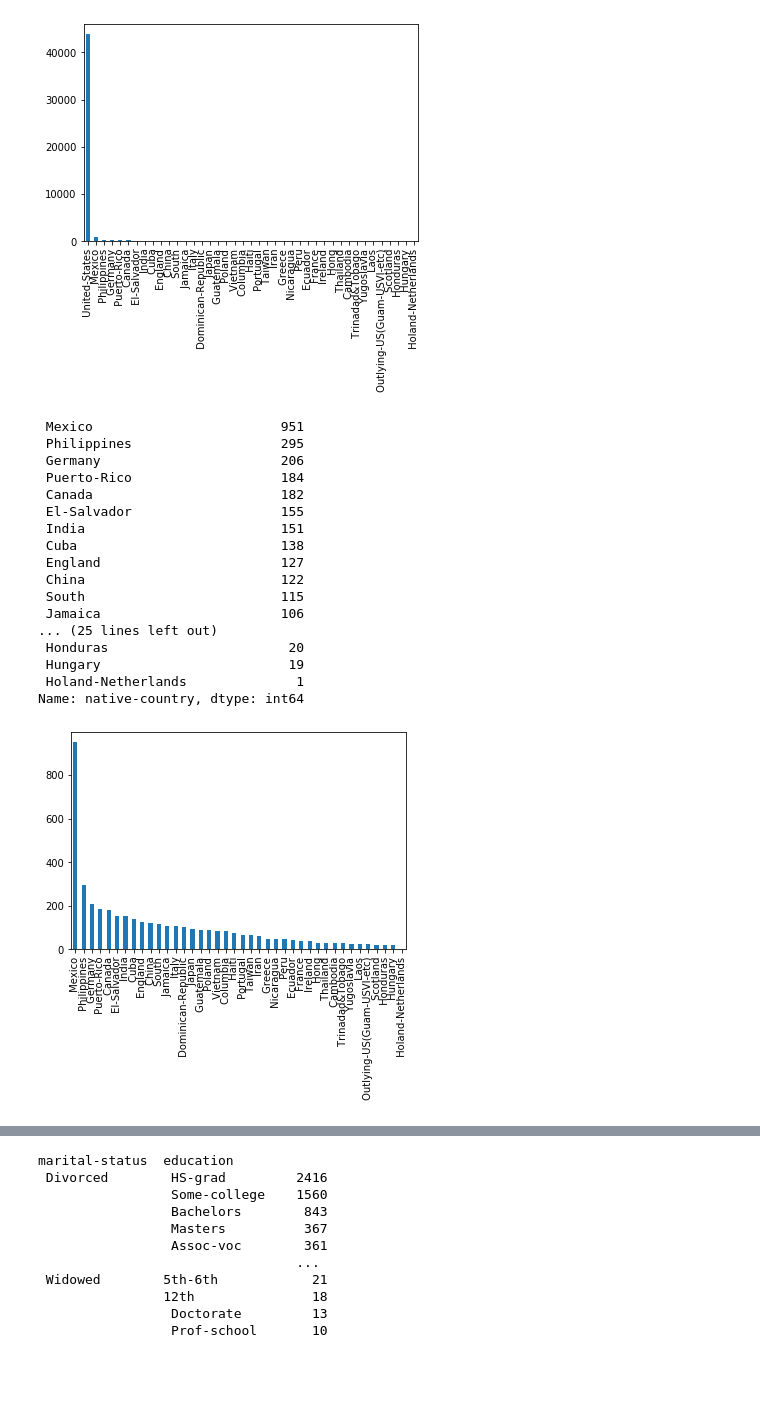
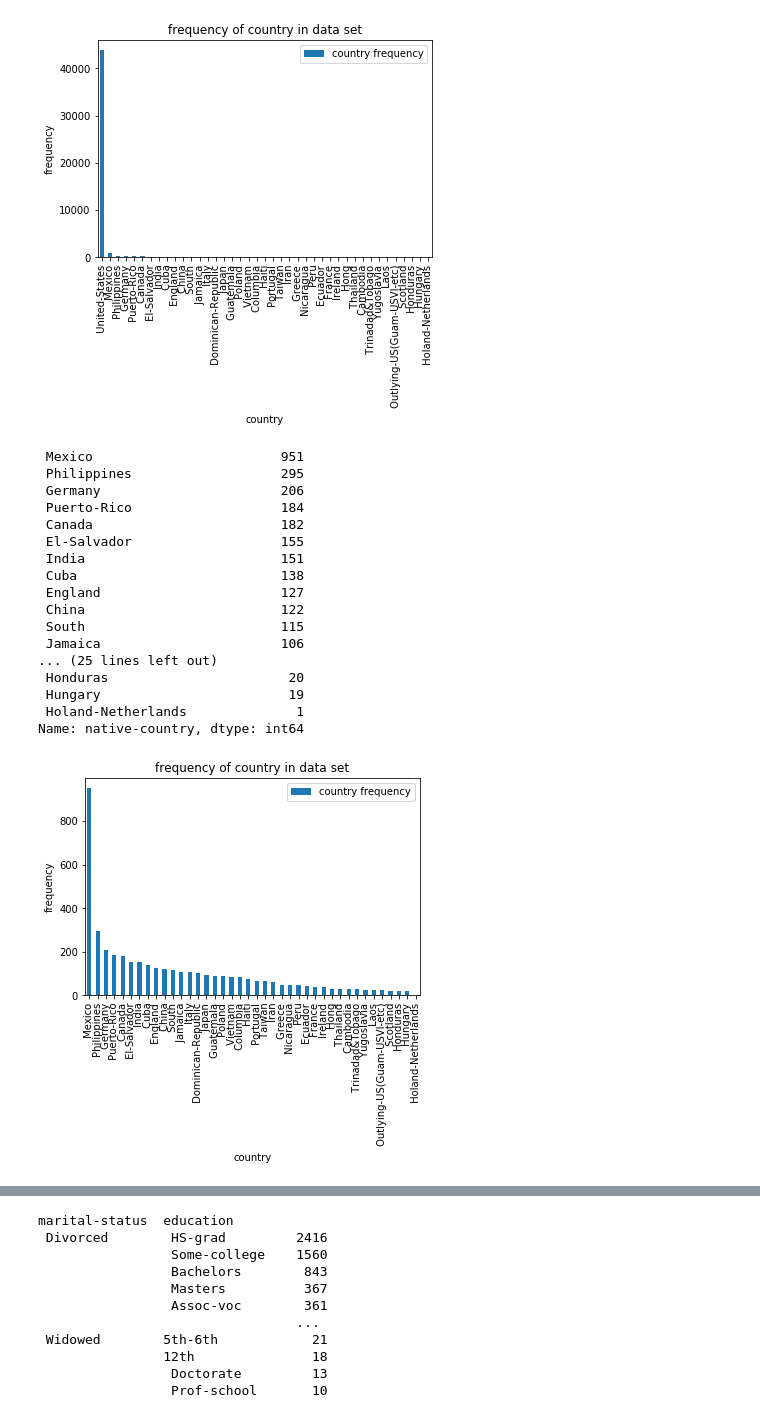
Before and after one commit to DandDevy/dataAnalyticsProject1, a Jupyter notebook: project.ipynb, the cells around one changed output, grey strips where cells are left out. Cells and saved outputs as stored; diff of their text form; code cells hidden in the pictures; blank space fills up the shorter version.

```diff
--- a/project.ipynb
+++ b/project.ipynb
@@ -216,41 +210,59 @@ Name: hours-per-week, dtype: int64
 # %%
 def task3():
+    """
+    This is a bar chart representing the maximum entry of countries
+    """
     t3data = dataframeFromCSV.copy()
     t3data_withoutquestion_mark = t3data[t3data["native-country"] != " ?"]
+    fig, ax = plt.subplots()
     t3data_withoutquestion_mark["native-country"].value_counts().plot(kind='bar')
+    ax.set_xlabel('country')
+    ax.set_ylabel('frequency')
+    ax.set_title('frequency of country in data set')
+    ax.legend(["country frequency"])
+
 task3()
 # %% [output]
-[figure, old version]
+[figure, new version]
 # %%
 def task4():
+    """
+    This is a bar chart representing the maximum entry of countries ignoring the maximum
+    """
     t4series = dataframeFromCSV.copy()["native-country"]
     t4series_without_nulls = t4series.dropna()
     t4data_withoutquestion_mark = t4series_without_nulls[t4series_without_nulls != " ?"]
     t4_countries_count = t4data_withoutquestion_mark.value_counts()
+    fig, ax = plt.subplots()
+
     t4_countries_count_without_largest = t4_countries_count.drop(t4_countries_count.index[0])
     t4_countries_count_without_largest.plot(kind='bar')
     print(t4_countries_count_without_largest)
+    ax.set_xlabel('country')
+    ax.set_ylabel('frequency')
+    ax.set_title('frequency of country in data set')
+    ax.legend(["country frequency"])
 #     t4data_country_counts = t4data
 #     print(t4series)
 task4()
 # %% [output]
  Mexico                        951
  Philippines                   295
  Germany                       206
  Puerto-Rico                   184
  Canada                        182
  El-Salvador                   155
  India                         151
  Cuba                          138
  England                       127
  China                         122
  South                         115
  Jamaica                       106
 ... (25 lines left out)
  Honduras                       20
  Hungary                        19
  Holand-Netherlands              1
 Name: native-country, dtype: int64
-[figure, old version]
+[figure, new version]
 # %%
 def task5():
```
Also changed, not shown: parts of 10 cells of this notebook.
